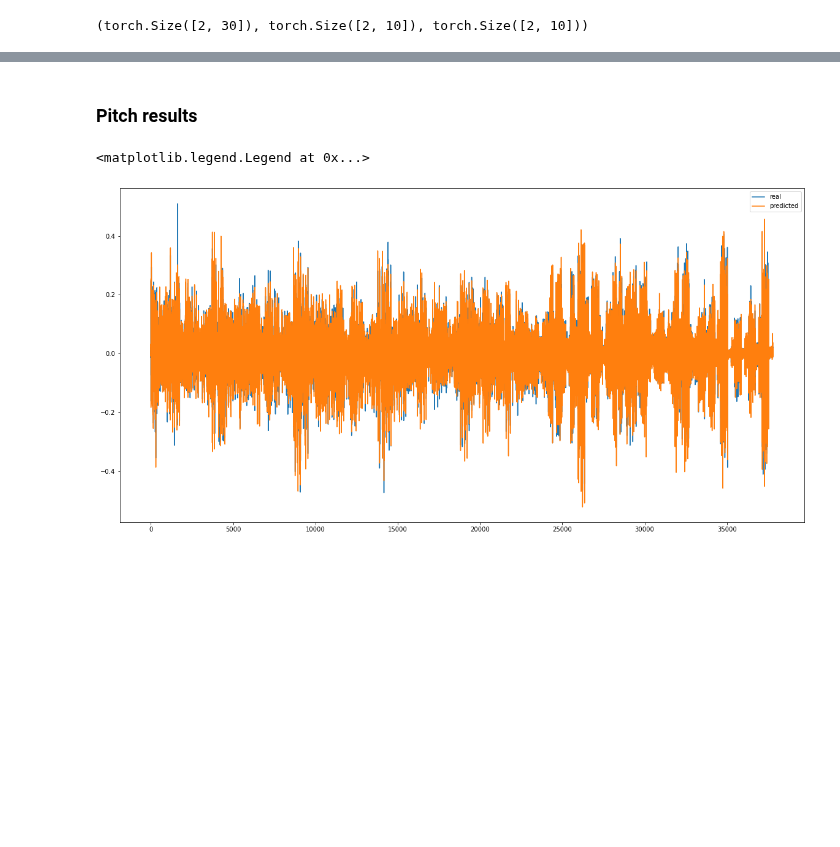
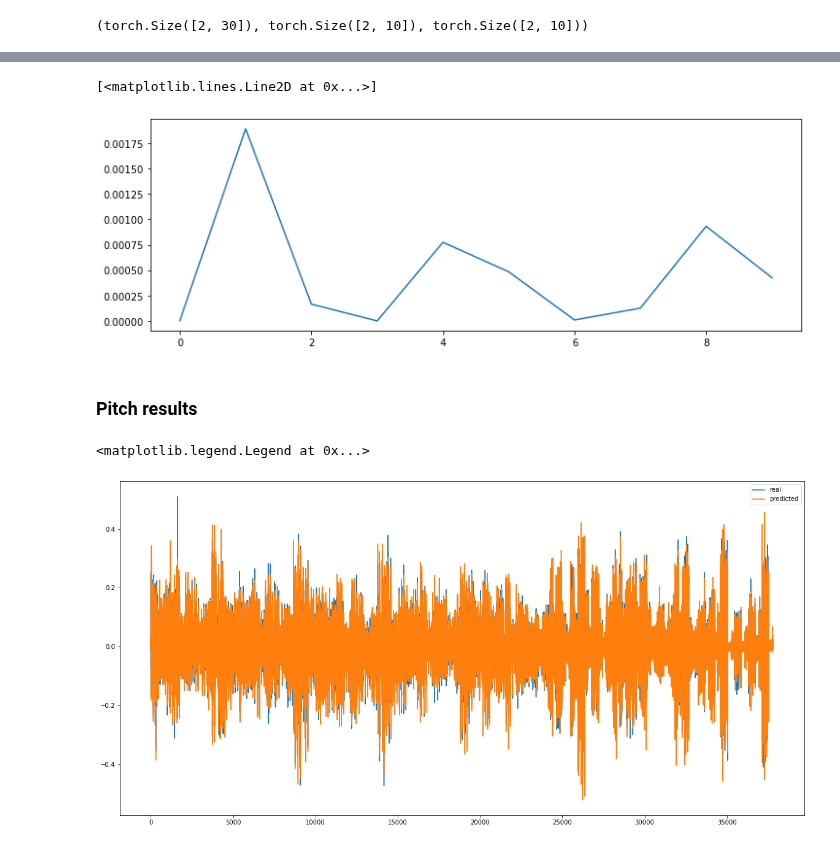
Before and after one commit to lancedw/3D-state-prediction-for-surface-vessels-using-IMU-data-and-images, a Jupyter notebook: code/notebooks/pr_sequence_predictor.ipynb, the cells around one changed output, grey strips where cells are left out. Drawn from its saved outputs; the diff is of its cells as text; code cells hidden in the pictures; blank space fills up the shorter version.

```diff
--- a/code/notebooks/pr_sequence_predictor.ipynb
+++ b/code/notebooks/pr_sequence_predictor.ipynb
@@ -737,3 +725,13 @@ plt.show()
+# %%
+# function to calculate loss per predicted frame
+def loss_per_frame(predicted_sequence, real_sequence):
+    loss_per_frame = []
+    criterion = nn.MSELoss()
+    if predicted_sequence.shape != real_sequence.shape:
+        return loss_per_frame
+    for i in range(len(predicted_sequence)):
+        loss_per_frame.append(criterion(predicted_sequence[i], real_sequence[i]))
+    return loss_per_frame
 # %%
 predictions = []
 labels = []
@@ -748,7 +746,7 @@ with torch.no_grad():
             y_test = y_test.cuda()
 
         output = loaded_model(x_test)
-        predictions.append(output.detach().to('cpu').numpy().flatten())
-        labels.append(y_test.detach().to('cpu').numpy().flatten())
+        predictions.append(output.cpu().squeeze(0))
+        labels.append(y_test.cpu().squeeze(0))
 # %%
 # Predictions[0] = np array object
@@ -769,3 +785,9 @@ for i in range(len(predictions)):
+# %%
+plt.figure(figsize=(12, 4))
+plt.plot(lpf)
+# %% [output]
+[<matplotlib.lines.Line2D at 0x...>]
+[figure, added]
 # %% [markdown]
 ### Pitch results
 # %%
```
Also changed, not shown: parts of 17 cells of this notebook.
